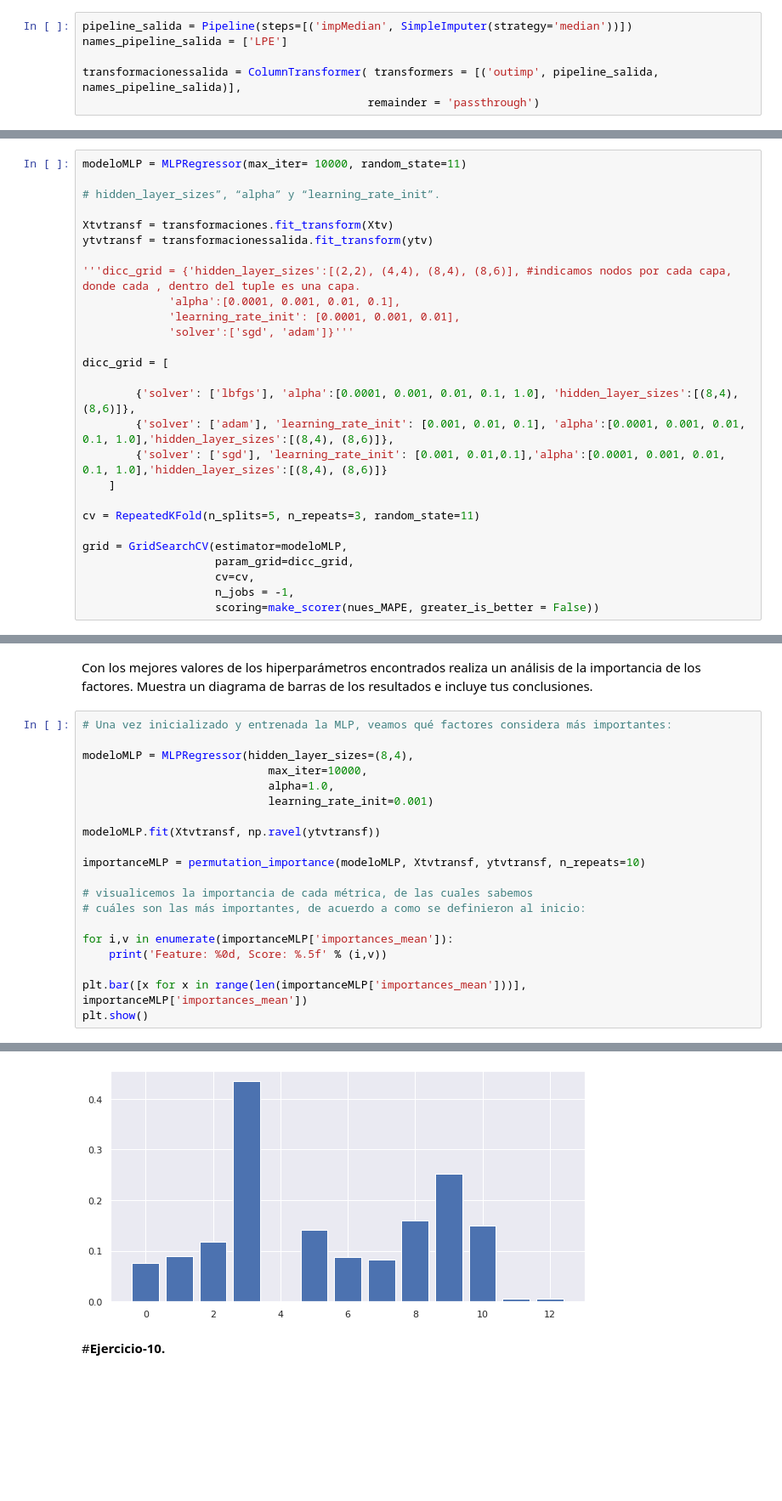
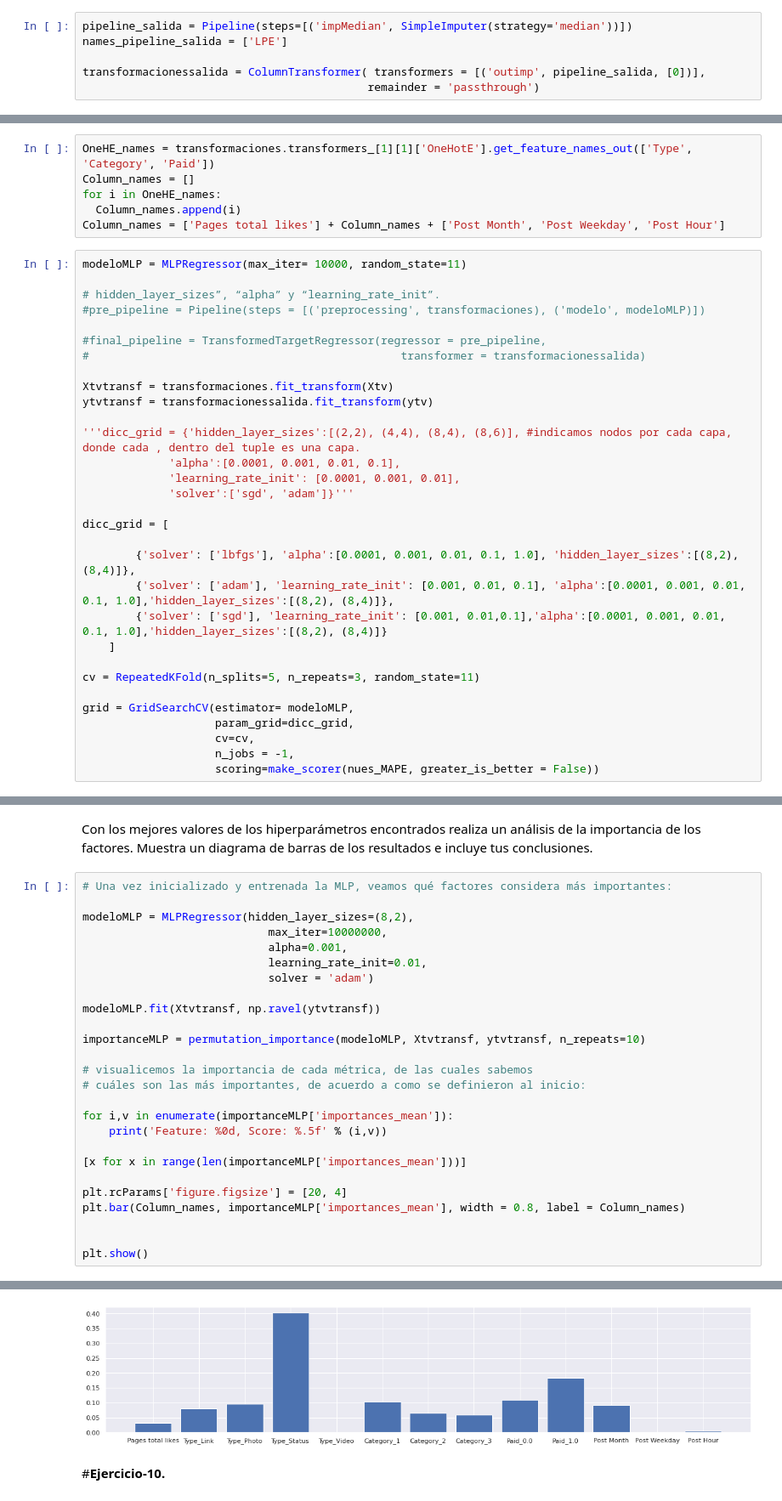
Before and after one commit to AlfonsoVasquezC/DataFiles, a Jupyter notebook: Redneuronal_Equipo52.ipynb, the cells around one changed output, grey strips where cells are left out. Shown: that part at 85% size. Cells and saved outputs as stored; diff of their text form; blank space fills up the shorter version.

```diff
--- a/Redneuronal_Equipo52.ipynb
+++ b/Redneuronal_Equipo52.ipynb
@@ -260,7 +263,7 @@ transformaciones = ColumnTransformer( transformers = [
 pipeline_salida = Pipeline(steps=[('impMedian', SimpleImputer(strategy='median'))])
 names_pipeline_salida = ['LPE']
 
-transformacionessalida = ColumnTransformer( transformers = [('outimp', pipeline_salida, names_pipeline_salida)],
+transformacionessalida = ColumnTransformer( transformers = [('outimp', pipeline_salida, [0])],
                                            remainder = 'passthrough')
 # %% [markdown]
 #**Ejercicio-5.**
@@ -481,7 +487,17 @@ Usando una búsqueda de malla con validación cruzada (GridSearchCV), busca los
+# %%
+OneHE_names = transformaciones.transformers_[1][1]['OneHotE'].get_feature_names_out(['Type', 'Category', 'Paid'])
+Column_names = []
+for i in OneHE_names:
+  Column_names.append(i)
+Column_names = ['Pages total likes'] + Column_names + ['Post Month', 'Post Weekday', 'Post Hour']
 # %%
 modeloMLP = MLPRegressor(max_iter= 10000, random_state=11)
 
 # hidden_layer_sizes”, “alpha” y “learning_rate_init”.
+#pre_pipeline = Pipeline(steps = [('preprocessing', transformaciones), ('modelo', modeloMLP)])
+
+#final_pipeline = TransformedTargetRegressor(regressor = pre_pipeline,
+#                                               transformer = transformacionessalida)
 
 Xtvtransf = transformaciones.fit_transform(Xtv)
 ytvtransf = transformacionessalida.fit_transform(ytv)
@@ -493,14 +509,14 @@ ytvtransf = transformacionessalida.fit_transform(ytv)
 
 dicc_grid = [
 
-        {'solver': ['lbfgs'], 'alpha':[0.0001, 0.001, 0.01, 0.1, 1.0], 'hidden_layer_sizes':[(8,4), (8,6)]},
-        {'solver': ['adam'], 'learning_rate_init': [0.001, 0.01, 0.1], 'alpha':[0.0001, 0.001, 0.01, 0.1, 1.0],'hidden_layer_sizes':[(8,4), (8,6)]},
-        {'solver': ['sgd'], 'learning_rate_init': [0.001, 0.01,0.1],'alpha':[0.0001, 0.001, 0.01, 0.1, 1.0],'hidden_layer_sizes':[(8,4), (8,6)]}
+        {'solver': ['lbfgs'], 'alpha':[0.0001, 0.001, 0.01, 0.1, 1.0], 'hidden_layer_sizes':[(8,2), (8,4)]},
+        {'solver': ['adam'], 'learning_rate_init': [0.001, 0.01, 0.1], 'alpha':[0.0001, 0.001, 0.01, 0.1, 1.0],'hidden_layer_sizes':[(8,2), (8,4)]},
+        {'solver': ['sgd'], 'learning_rate_init': [0.001, 0.01,0.1],'alpha':[0.0001, 0.001, 0.01, 0.1, 1.0],'hidden_layer_sizes':[(8,2), (8,4)]}
     ]
 
 cv = RepeatedKFold(n_splits=5, n_repeats=3, random_state=11)
 
-grid = GridSearchCV(estimator=modeloMLP,
+grid = GridSearchCV(estimator= modeloMLP,
                     param_grid=dicc_grid,
                     cv=cv,
                     n_jobs = -1,
@@ -522,10 +538,11 @@ Con los mejores valores de los hiperparámetros encontrados realiza un análisis
 # %%
 # Una vez inicializado y entrenada la MLP, veamos qué factores considera más importantes:
 
-modeloMLP = MLPRegressor(hidden_layer_sizes=(8,4),
-                            max_iter=10000,
-                            alpha=1.0,
-                            learning_rate_init=0.001)
+modeloMLP = MLPRegressor(hidden_layer_sizes=(8,2),
+                            max_iter=10000000,
+                            alpha=0.001,
+                            learning_rate_init=0.01,
+                            solver = 'adam')
 
 modeloMLP.fit(Xtvtransf, np.ravel(ytvtransf))
 
@@ -537,6 +554,11 @@ importanceMLP = permutation_importance(modeloMLP, Xtvtransf, ytvtransf, n_repeat
 for i,v in enumerate(importanceMLP['importances_mean']):
 	print('Feature: %0d, Score: %.5f' % (i,v))
 
-plt.bar([x for x in range(len(importanceMLP['importances_mean']))], importanceMLP['importances_mean'])
+[x for x in range(len(importanceMLP['importances_mean']))]
+
+plt.rcParams['figure.figsize'] = [20, 4]
+plt.bar(Column_names, importanceMLP['importances_mean'], width = 0.8, label = Column_names)
+
+
 plt.show()
 # %% [output]
@@ -556,4 +578,4 @@ Feature: 12, Score: 0.00495
-[figure, old version]
+[figure, new version]
 # %% [markdown]
 #**Ejercicio-10.**
 # %% [markdown]
```
Also changed, not shown: parts of 19 cells of this notebook.
